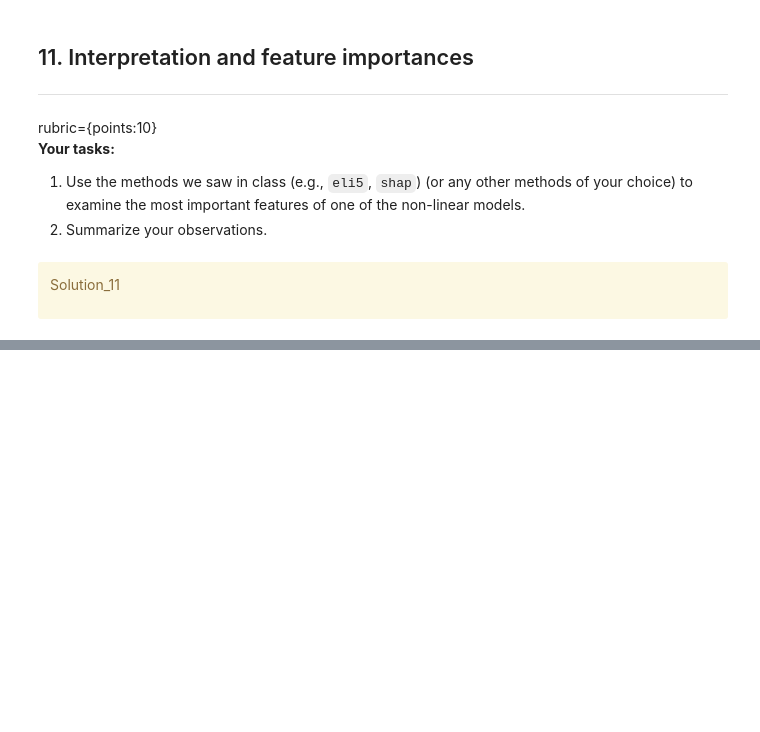
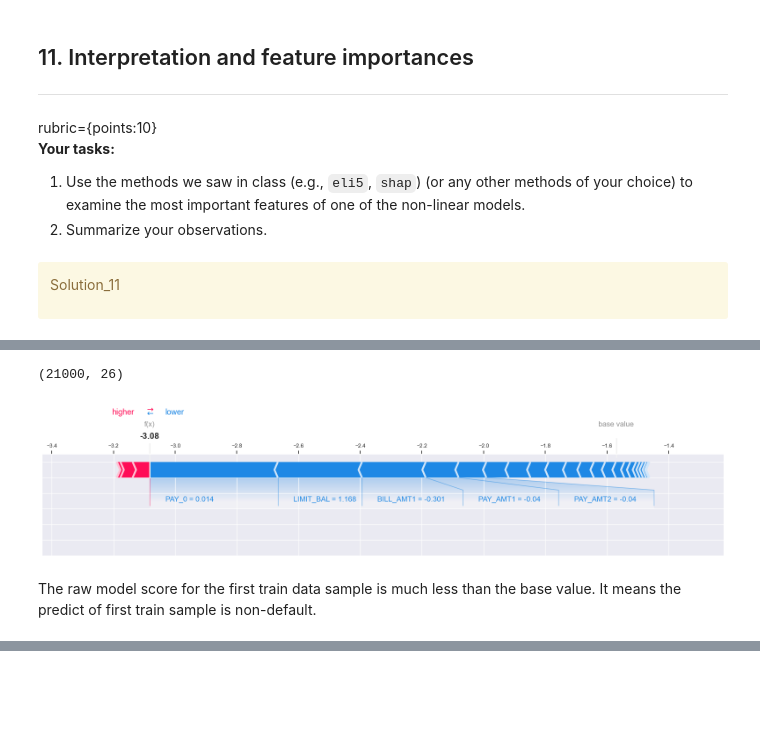
Before and after one commit to Nick-zhen/ML-Project, a Jupyter notebook: hw5/hw5.ipynb, the cells around one changed output, grey strips where cells are left out. Saved outputs shown, nothing was run; the diff lists cells and outputs as text; code cells hidden in the pictures; blank space fills up the shorter version.

```diff
--- a/hw5/hw5.ipynb
+++ b/hw5/hw5.ipynb
@@ -881,0 +842,8 @@ _Type your answer here, replacing this text._
+# %%
+#adapted from lecture 12
+pipe_lgbm.fit(X_train, y_train)
+
+eli5_rf = eli5.explain_weights(
+    pipe_lgbm.named_steps["lgbmclassifier"], feature_names=column_names
+)
+eli5_rf
@@ -881,0 +875,7 @@ _Type your answer here, replacing this text._
+# %%
+X_train_enc = pd.DataFrame(
+    data=X_transformed,
+    columns=column_names,
+    index=X_train.index,
+)
+X_train_enc.head()
@@ -881,0 +890,3 @@ _Type your answer here, replacing this text._
+# %%
+lgbm_explainer = shap.TreeExplainer(pipe_lgbm.named_steps["lgbmclassifier"])
+train_lgbm_shap_values = lgbm_explainer.shap_values(X_train_enc)
@@ -881,0 +915,19 @@ _Type your answer here, replacing this text._
+# %%
+train_lgbm_shap_values[1].shape
+# %% [output]
+(21000, 26)
+# %%
+import numpy as np
+X_train_enc = round(X_train_enc, 3)  # for better visualization
+# X_train_enc.iloc[0, :]
+# %%
+shap.force_plot(
+    lgbm_explainer.expected_value[1],
+    train_lgbm_shap_values[1][0, :],
+    X_train_enc.iloc[0, :],
+    matplotlib=True,
+)
+# %% [output]
+[figure, added]
+# %% [markdown]
+The raw model score for the first train data sample is much less than the base value. It means the predict of first train sample is non-default.
```
Also changed, not shown: parts of 48 cells of this notebook.
